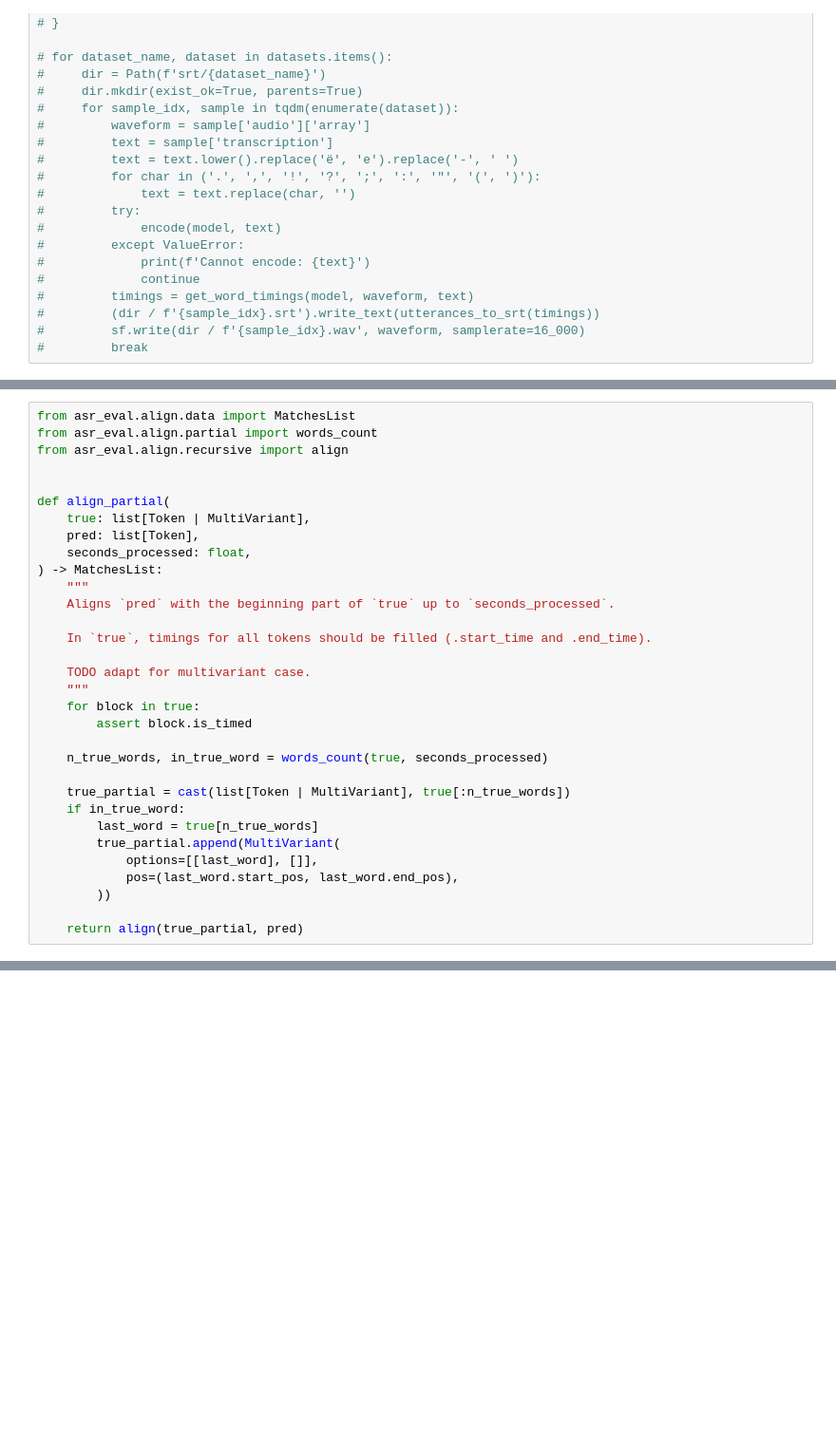
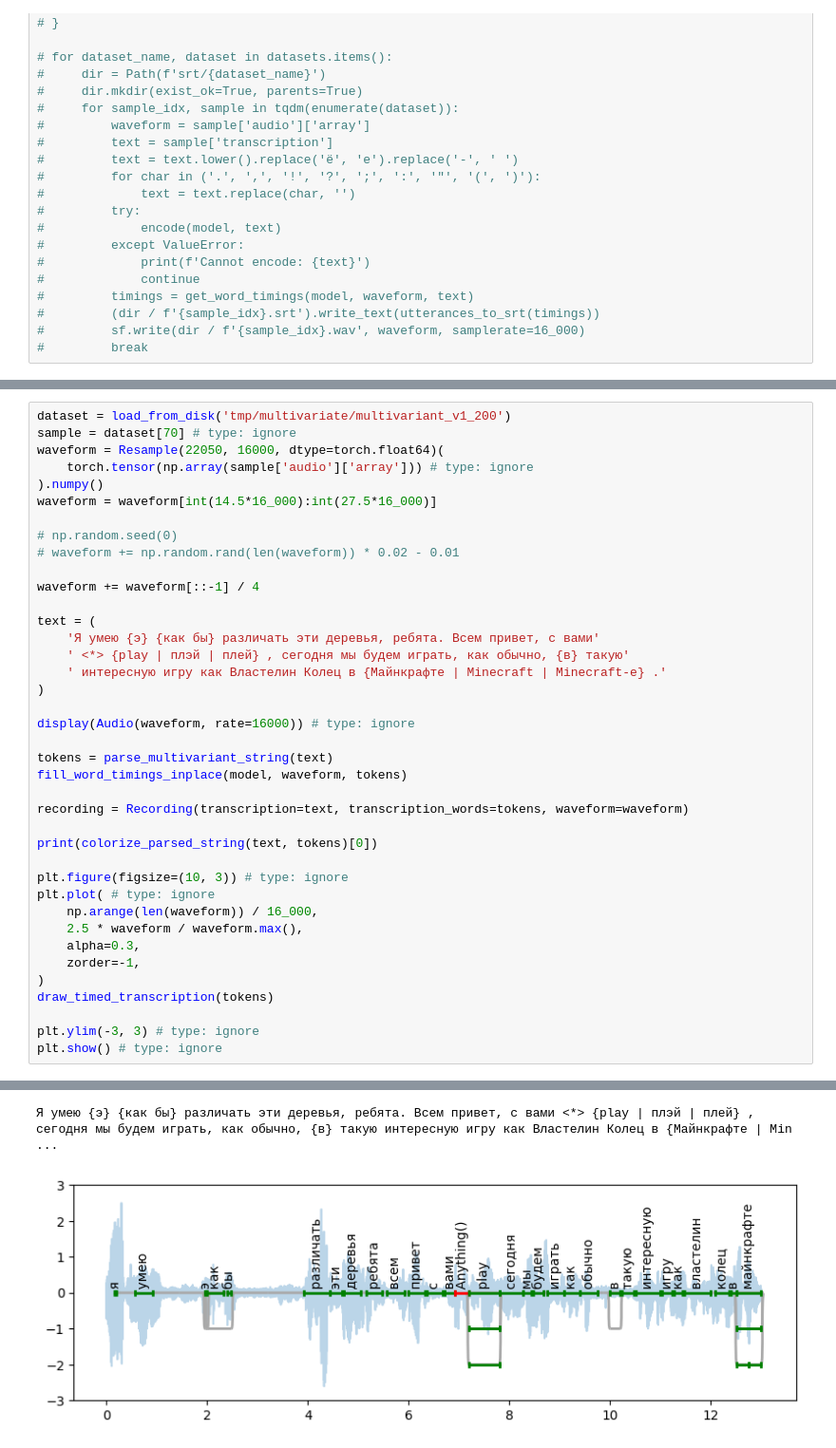
Before and after one commit to SibNN/asr_eval, a Jupyter notebook: notebooks/GigaAM timings.ipynb, the cells around one changed output, grey strips where cells are left out. Shown: that part at 95% size. Drawn from its saved outputs; the diff is of its cells as text; blank space fills up the shorter version.

Commit message:
fix plots

```diff
--- a/notebooks/GigaAM timings.ipynb
+++ b/notebooks/GigaAM timings.ipynb
@@ -132,32 +111,40 @@ select_shortest_multi_variants(get_ending_part(tokens, after_token_uid=last_uid)
-# %%
-from asr_eval.align.data import MatchesList
-from asr_eval.align.partial import words_count
-from asr_eval.align.recursive import align
-
-
-def align_partial(
-    true: list[Token | MultiVariant],
-    pred: list[Token],
-    seconds_processed: float,
-) -> MatchesList:
-    """
-    Aligns `pred` with the beginning part of `true` up to `seconds_processed`.
-
-    In `true`, timings for all tokens should be filled (.start_time and .end_time).
-
-    TODO adapt for multivariant case.
-    """
-    for block in true:
-        assert block.is_timed
-
-    n_true_words, in_true_word = words_count(true, seconds_processed)
-
-    true_partial = cast(list[Token | MultiVariant], true[:n_true_words])
-    if in_true_word:
-        last_word = true[n_true_words]
-        true_partial.append(MultiVariant(
-            options=[[last_word], []],
-            pos=(last_word.start_pos, last_word.end_pos),
-        ))
-
-    return align(true_partial, pred)
+# %%
+dataset = load_from_disk('tmp/multivariate/multivariant_v1_200')
+sample = dataset[70] # type: ignore
+waveform = Resample(22050, 16000, dtype=torch.float64)(
+    torch.tensor(np.array(sample['audio']['array'])) # type: ignore
+).numpy()
+waveform = waveform[int(14.5*16_000):int(27.5*16_000)]
+
+# np.random.seed(0)
+# waveform += np.random.rand(len(waveform)) * 0.02 - 0.01
+
+waveform += waveform[::-1] / 4
+
+text = (
+    'Я умею {э} {как бы} различать эти деревья, ребята. Всем привет, с вами'
+    ' <*> {play | плэй | плей} , сегодня мы будем играть, как обычно, {в} такую'
+    ' интересную игру как Властелин Колец в {Майнкрафте | Minecraft | Minecraft-е} .'
+)
+
+display(Audio(waveform, rate=16000)) # type: ignore
+
+tokens = parse_multivariant_string(text)
+fill_word_timings_inplace(model, waveform, tokens)
+
+recording = Recording(transcription=text, transcription_words=tokens, waveform=waveform)
+
+print(colorize_parsed_string(text, tokens)[0])
+
+plt.figure(figsize=(10, 3)) # type: ignore
+plt.plot( # type: ignore
+    np.arange(len(waveform)) / 16_000,
+    2.5 * waveform / waveform.max(),
+    alpha=0.3,
+    zorder=-1,
+)
+draw_timed_transcription(tokens)
+
+plt.ylim(-3, 3) # type: ignore
+plt.show() # type: ignore
+# %% [output]
@@ -163,0 +152,2 @@ def align_partial(
+Я умею {э} {как бы} различать эти деревья, ребята. Всем привет, с вами <*> {play | плэй | плей} , сегодня мы будем играть, как обычно, {в} такую интересную игру как Властелин Колец в {Майнкрафте | Min ...
+[figure, added]
```
Also changed, not shown: parts of 9 cells of this notebook, 4 other files.
